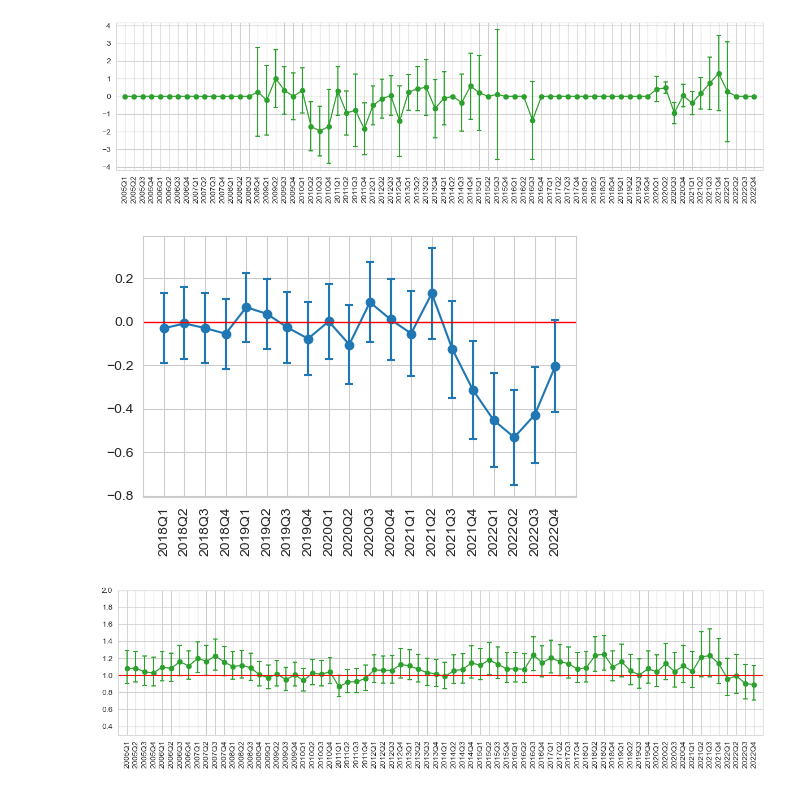
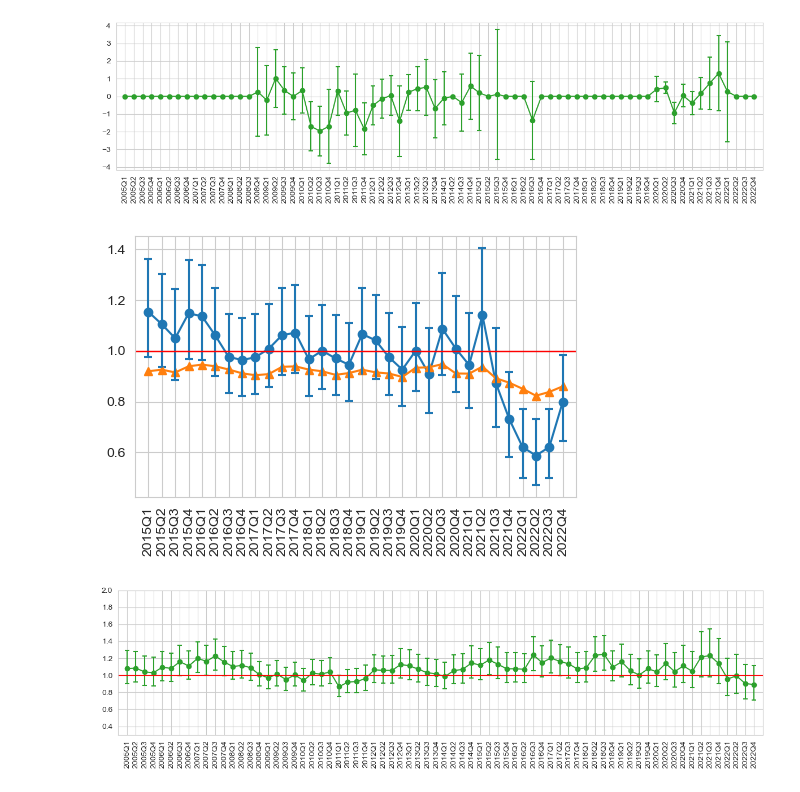
Before and after one commit to crisla/TenMoCoS, a Jupyter notebook: Figure_2_age3040_agefix_cohab_coefs.ipynb, the cells around one changed output. Cells and saved outputs as stored; diff of their text form; code cells hidden in the pictures.

```diff
--- a/Figure_2_age3040_agefix_cohab_coefs.ipynb
+++ b/Figure_2_age3040_agefix_cohab_coefs.ipynb
@@ -63,12 +65,15 @@ bounds_mar_a3040_p10 = []
 bounds_parxmar_a3040_p10 = []
 bounds_div_a3040_p10 = []
 bounds_erte_a3040_p10 = []
-qs = []
+qs, obs = [], []
 cc = 130
-f = open('./regtabs/prob_perm_stocks_w_age3040_parent_10_agefix_cohab_coefs.log','r')
+f = open('./regtabs/prob_perm_stocks_w_age3040_parent_10_agefix_cohab.log','r')
 for line in f:
     words = line.split()
 #     print(words)
+    if len(words)>1 and 'Number' in words:
+#         print(words)
+        obs.append(int(words[-1].replace(',','')))
     if  len(words)>1 and words[0]=='permanent' and words[1]=='|':
         #indx_if = words.index("if")
         #ciclo = int(words[indx_if+1][7:10])
@@ -92,8 +97,8 @@ for line in f:
             pass
         else:
             coefs_erte_a3040_p10.append(float(words[2]))
-            if words[2]=='0':
-                bounds_erte_a3040_p10.append((0,0))
+            if words[2]=='1':
+                bounds_erte_a3040_p10.append((1,1))
             else:
                 bounds_erte_a3040_p10.append((float(words[-2]),float(words[-1])))
 bounds_par_a3040_p10 = np.array(bounds_par_a3040_p10)
@@ -106,6 +111,7 @@ bounds_div_a3040_p10 = np.array(bounds_div_a3040_p10)
 coefs_div_a3040_p10 = np.array(coefs_div_a3040_p10)
 bounds_erte_a3040_p10 = np.array(bounds_erte_a3040_p10)
 coefs_erte_a3040_p10 = np.array(coefs_erte_a3040_p10)
+obs = np.array(obs)
 # %%
 coefs_m_par_a3040_p10 = []
 coefs_m_mar_a3040_p10 = []
@@ -117,7 +123,7 @@ bounds_m_mar_a3040_p10 = []
 bounds_m_parxmar_a3040_p10 = []
 bounds_m_div_a3040_p10 = []
 bounds_m_erte_a3040_p10 = []
-f = open('./regtabs/prob_perm_stocks_m_age3040_parent_10_agefix_cohab_coefs.log','r')
+f = open('./regtabs/prob_perm_stocks_m_age3040_parent_10_agefix_cohab.log','r')
 for line in f:
     words = line.split()
     if len(words)>0 and 'parent_10'==words[0]:
@@ -137,8 +143,8 @@ for line in f:
             pass
         else:
             coefs_m_erte_a3040_p10.append(float(words[2]))
-            if words[2]=='0':
-                bounds_m_erte_a3040_p10.append((0,0))
+            if words[2]=='1':
+                bounds_m_erte_a3040_p10.append((1,1))
             else:
                 bounds_m_erte_a3040_p10.append((float(words[-2]),float(words[-1])))
 bounds_m_par_a3040_p10 = np.array(bounds_m_par_a3040_p10)
@@ -206,24 +212,26 @@ plt.show()
 # %% [output]
 [figure]
 # %%
-t18 = int(np.where(np.array(qs)=='2018Q1')[0])
+t15 = int(np.where(np.array(qs)=='2015Q1')[0])
+stocks_results = np.loadtxt('./other_data/diff_moms.csv',delimiter=',')
 colors = sn.color_palette()
 plt.figure(figsize=(5,3.5))
 #plt.title("Odds-ratio effect of parent=1, women",fontsize=16)
-plt.plot(qs[t18:],coefs_par_a3040_p10[t18:],marker='o')
-plt.scatter(qs[t18:],bounds_par_a3040_p10[t18:,0],marker='_',color=colors[0])
-plt.scatter(qs[t18:],bounds_par_a3040_p10[t18:,1],marker='_',color=colors[0])
-for i in range(coefs_par_a3040_p10[t18:].size):
-    plt.plot((qs[t18:][i],qs[t18:][i]),(bounds_par_a3040_p10[t18:,:][i,0],bounds_par_a3040_p10[t18:,:][i,1]),c=colors[0])
+plt.plot(qs[t15:],coefs_par_a3040_p10[t15:],marker='o')
+plt.plot(qs[t15:],1+stocks_results,marker='^')
+plt.scatter(qs[t15:],bounds_par_a3040_p10[t15:,0],marker='_',color=colors[0])
+plt.scatter(qs[t15:],bounds_par_a3040_p10[t15:,1],marker='_',color=colors[0])
+for i in range(coefs_par_a3040_p10[t15:].size):
+    plt.plot((qs[t15:][i],qs[t15:][i]),(bounds_par_a3040_p10[t15:,:][i,0],bounds_par_a3040_p10[t15:,:][i,1]),c=colors[0])
 plt.xticks(rotation=90)
-plt.axhline(0,color='r',lw=1)
+plt.axhline(1,color='r',lw=1)
 # plt.ylim(0,2)
-plt.xlim(-1,len(qs[t18:]))
+plt.xlim(-1,len(qs[t15:]))
 plt.tight_layout()
 # plt.savefig('./plots_logit/prob_women_parent_time_age3040_parent_10_long_agefix_cohab_18.pdf',format='pdf',bbox_inches='tight')
 plt.show()
 # %% [output]
-[figure, old version]
+[figure, new version]
 # %%
 colors = sn.color_palette()
 plt.figure(figsize=(12,3.5))
```
Also changed, not shown: parts of 17 cells of this notebook, 35 other files.
